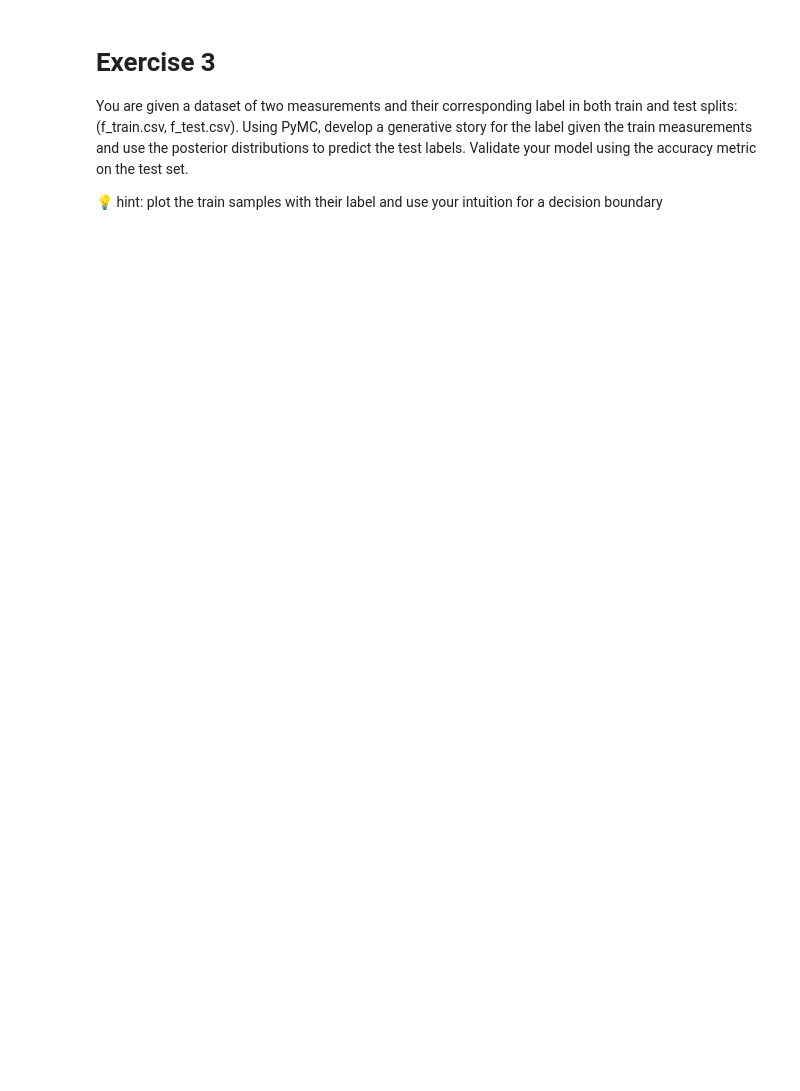
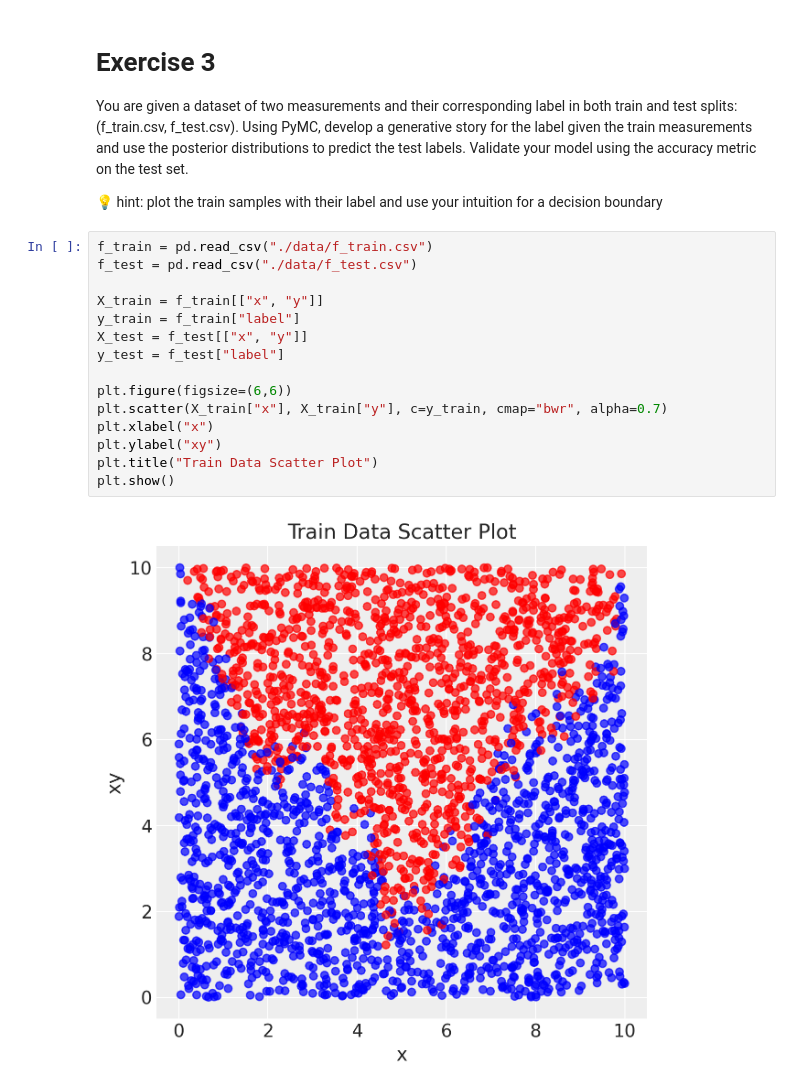
Before and after one commit to skpha13/University-Work, a Jupyter notebook: AI First Year/First Semester/Probabilistic Programming/Labs/L03/PP_Lab3.ipynb, the cells around one changed output. Cells and saved outputs as stored; diff of their text form; blank space fills up the shorter version.

```diff
--- a/AI First Year/First Semester/Probabilistic Programming/Labs/L03/PP_Lab3.ipynb
+++ b/AI First Year/First Semester/Probabilistic Programming/Labs/L03/PP_Lab3.ipynb
@@ -164,3 +274,20 @@ The mean and variance for each case have a pattern, is there a distribution know
 You are given a dataset of two measurements and their corresponding label in both train and test splits: (f_train.csv, f_test.csv). Using PyMC, develop a generative story for the label given the train measurements and use the posterior distributions to predict the test labels. Validate your model using the accuracy metric on the test set.
 
 💡 hint: plot the train samples with their label and use your intuition for a decision boundary
+# %%
+f_train = pd.read_csv("./data/f_train.csv")
+f_test = pd.read_csv("./data/f_test.csv")
+
+X_train = f_train[["x", "y"]]
+y_train = f_train["label"]
+X_test = f_test[["x", "y"]]
+y_test = f_test["label"]
+
+plt.figure(figsize=(6,6))
+plt.scatter(X_train["x"], X_train["y"], c=y_train, cmap="bwr", alpha=0.7)
+plt.xlabel("x")
+plt.ylabel("xy")
+plt.title("Train Data Scatter Plot")
+plt.show()
+# %% [output]
+[figure, added]
```
Also changed, not shown: parts of 10 cells of this notebook.
